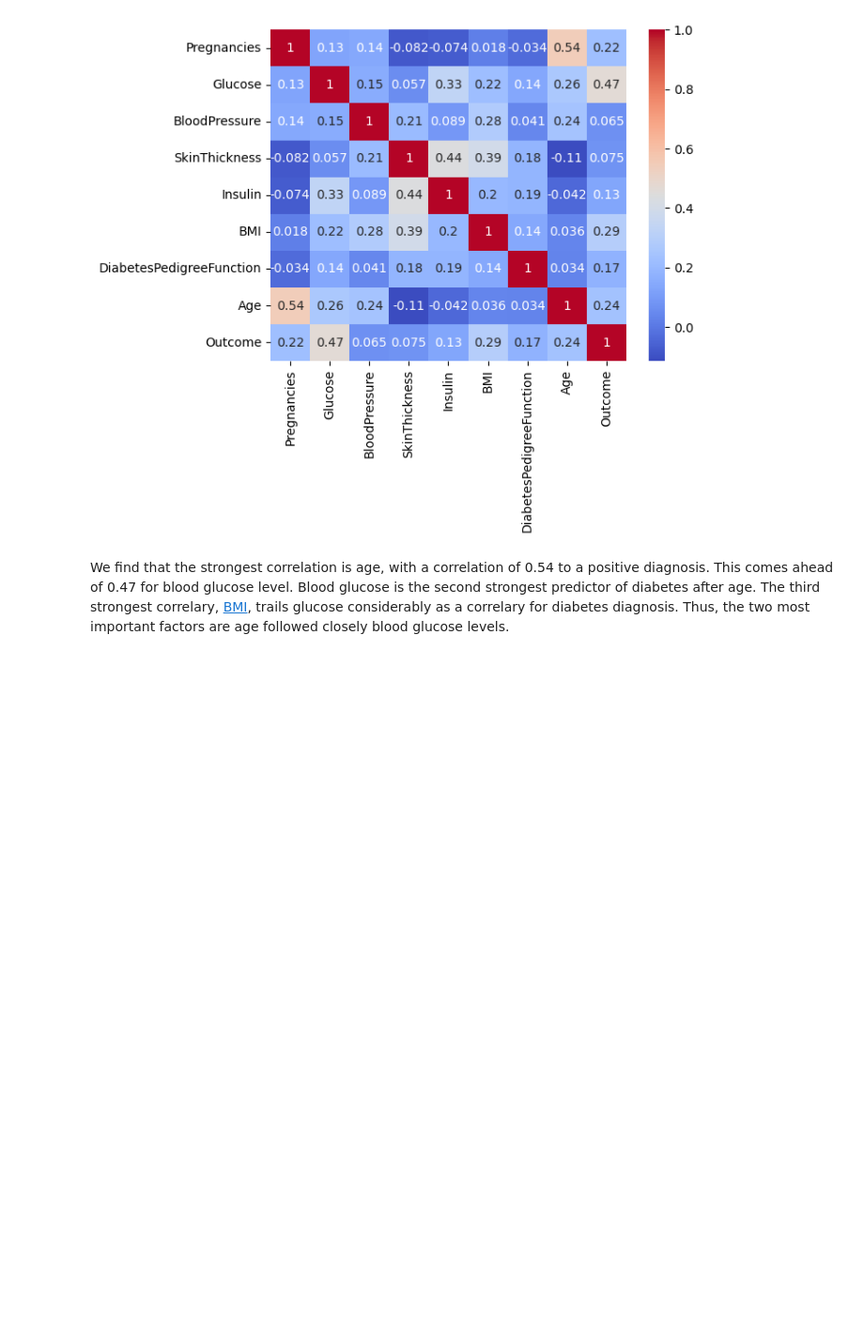
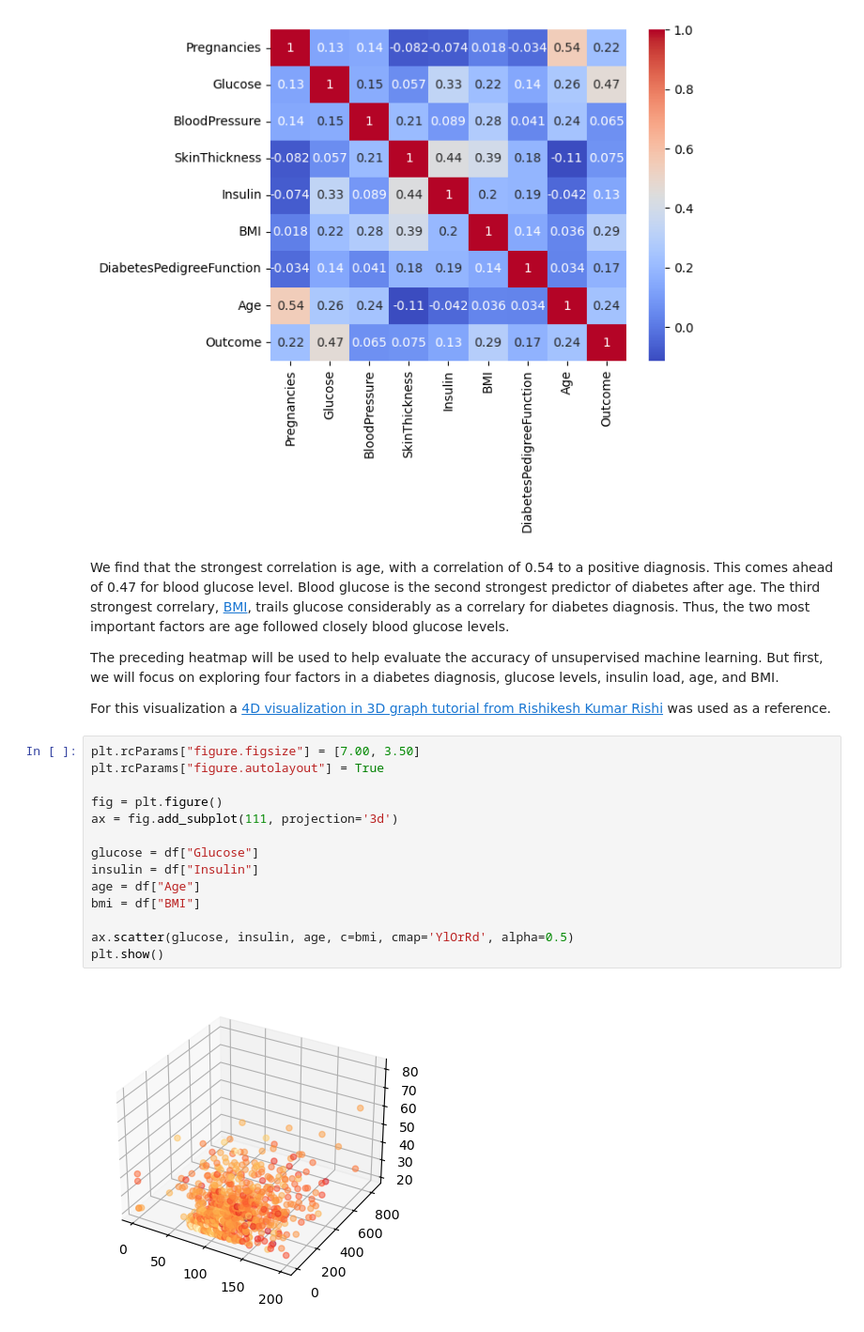
Before and after one commit to ASMach/CSCI-E184-PSET4, a Jupyter notebook: Diabetes Analysis.ipynb, the cells around one changed output. Shown at 94% size. Cells and saved outputs as stored; diff of their text form; blank space fills up the shorter version.

```diff
--- a/Diabetes Analysis.ipynb
+++ b/Diabetes Analysis.ipynb
@@ -72,3 +80,23 @@ plt.show()
 [figure]
 # %% [markdown]
 We find that the strongest correlation is age, with a correlation of 0.54 to a positive diagnosis. This comes ahead of 0.47 for blood glucose level. Blood glucose is the second strongest predictor of diabetes after age. The third strongest correlary, [BMI](https://my.clevelandclinic.org/health/articles/9464-body-mass-index-bmi), trails glucose considerably as a correlary for diabetes diagnosis. Thus, the two most important factors are age followed closely blood glucose levels.
+
+The preceding heatmap will be used to help evaluate the accuracy of unsupervised machine learning. But first, we will focus on exploring four factors in a diabetes diagnosis, glucose levels, insulin load, age, and BMI.
+
+For this visualization a [4D visualization in 3D graph tutorial from Rishikesh Kumar Rishi](https://www.tutorialspoint.com/how-to-make-a-4d-plot-with-matplotlib-using-arbitrary-data) was used as a reference.
+# %%
+plt.rcParams["figure.figsize"] = [7.00, 3.50]
+plt.rcParams["figure.autolayout"] = True
+
+fig = plt.figure()
+ax = fig.add_subplot(111, projection='3d')
+
+glucose = df["Glucose"]
+insulin = df["Insulin"]
+age = df["Age"]
+bmi = df["BMI"]
+
+ax.scatter(glucose, insulin, age, c=bmi, cmap='YlOrRd', alpha=0.5)
+plt.show()
+# %% [output]
+[figure, added]
```
Also changed, not shown: parts of 24 cells of this notebook.
